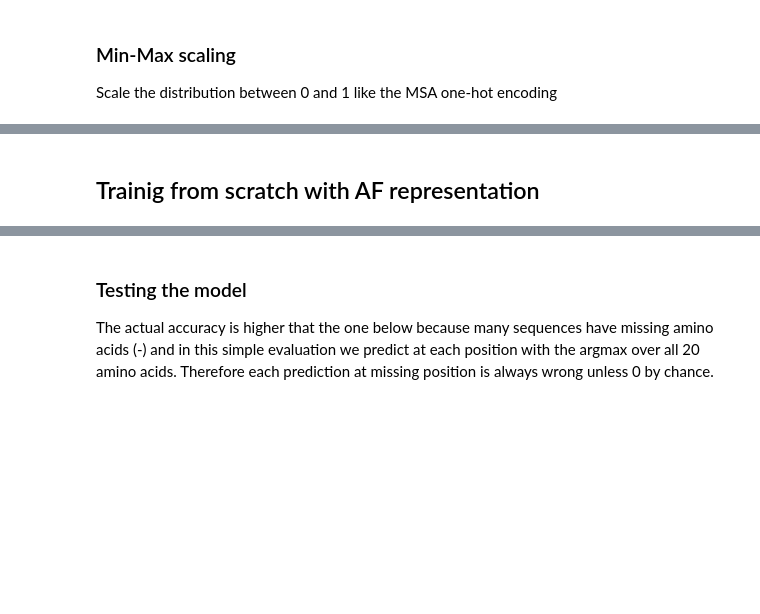
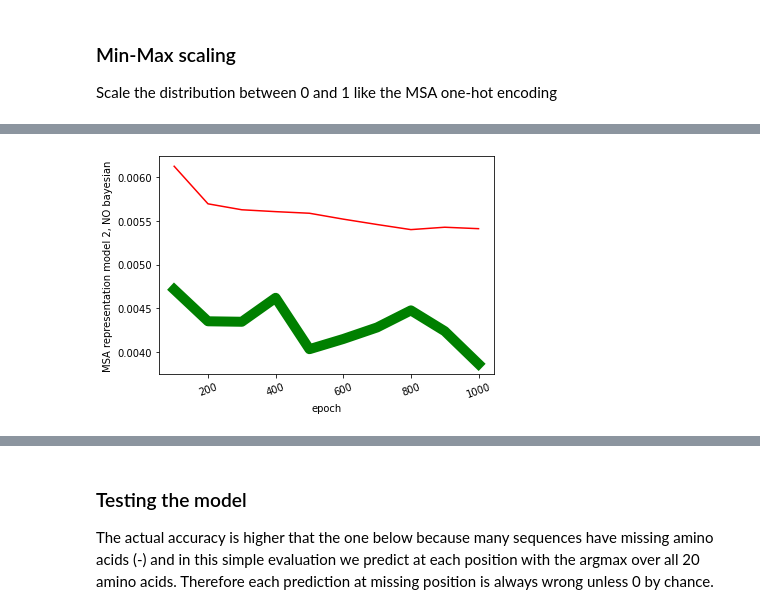
Before and after one commit to egruttadauria98/MScThesis_mutation_analysis, a Jupyter notebook: deepsequence_experiments.ipynb, the cells around one changed output, grey strips where cells are left out. Saved outputs shown, nothing was run; the diff lists cells and outputs as text; code cells hidden in the pictures; blank space fills up the shorter version.

```diff
--- a/deepsequence_experiments.ipynb
+++ b/deepsequence_experiments.ipynb
@@ -349,13 +434,12 @@ Epoch: 200
 # %%
 # Lower learning rate
 
-model_finetune2 = train(finetune_data_helper,
-                       copy.deepcopy(model_finetune),
-                       finetune=True,
-                       kl_latent_scale=0.0001,
-                       kl_weights_scale=0,
-                       lr=0.0001,
-                       batch_size=100,
-                       num_updates=1000)
+model_finetune_scratch2, track_epoch_vars = train(finetune_data_helper,
+                                                  copy.deepcopy(model_finetune_scratch),
+                                                  kl_latent_scale=0.0001,
+                                                  kl_weights_scale=0,
+                                                  lr=0.0001,
+                                                  batch_size=100,
+                                                  num_updates=1000)
 # %% [output]
 Using device: cuda:0
@@ -378,3 +462,5 @@ Epoch: 200
-# %% [markdown]
-## Trainig from scratch with AF representation
+# %%
+viz_training(track_epoch_vars, title="MSA representation model 2, NO bayesian")
+# %% [output]
+[figure, added]
 # %%
```
Also changed, not shown: parts of 69 cells of this notebook, 14 other files.
